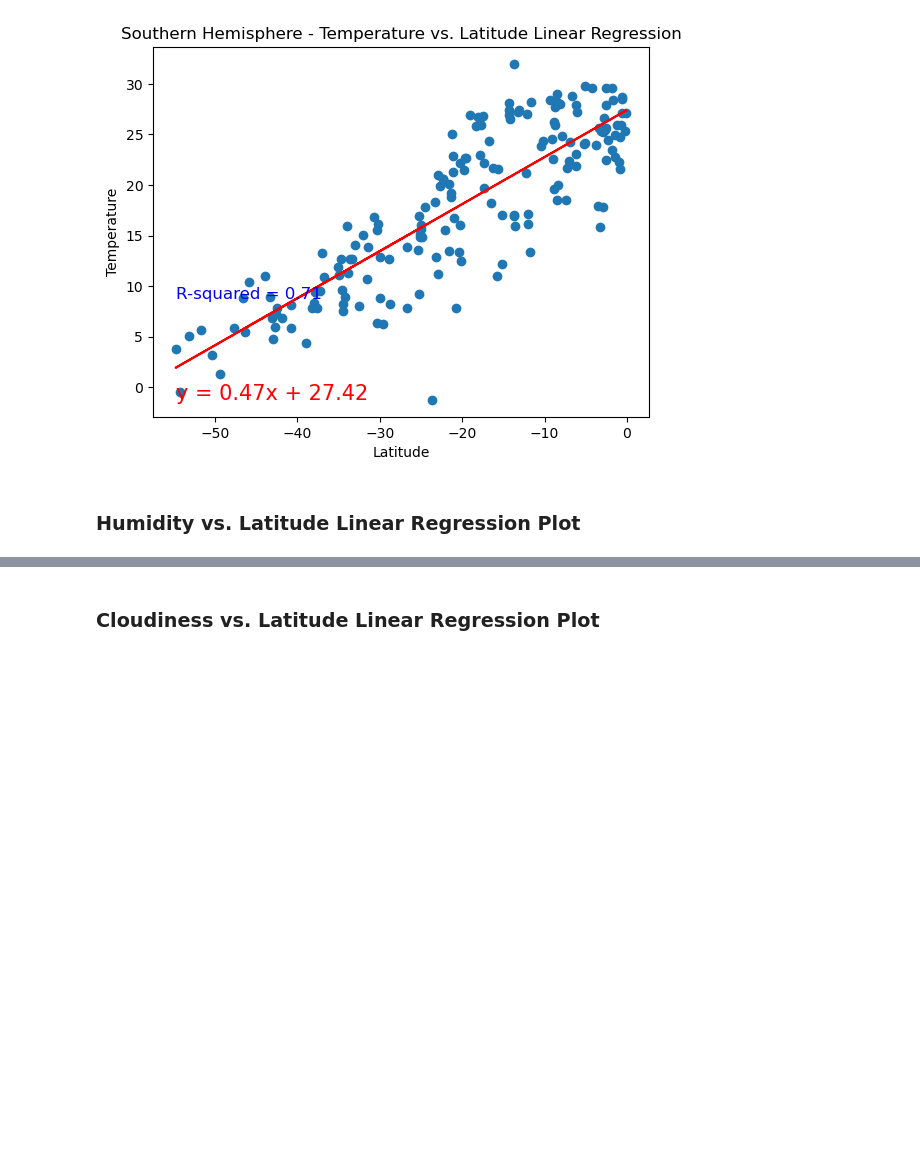
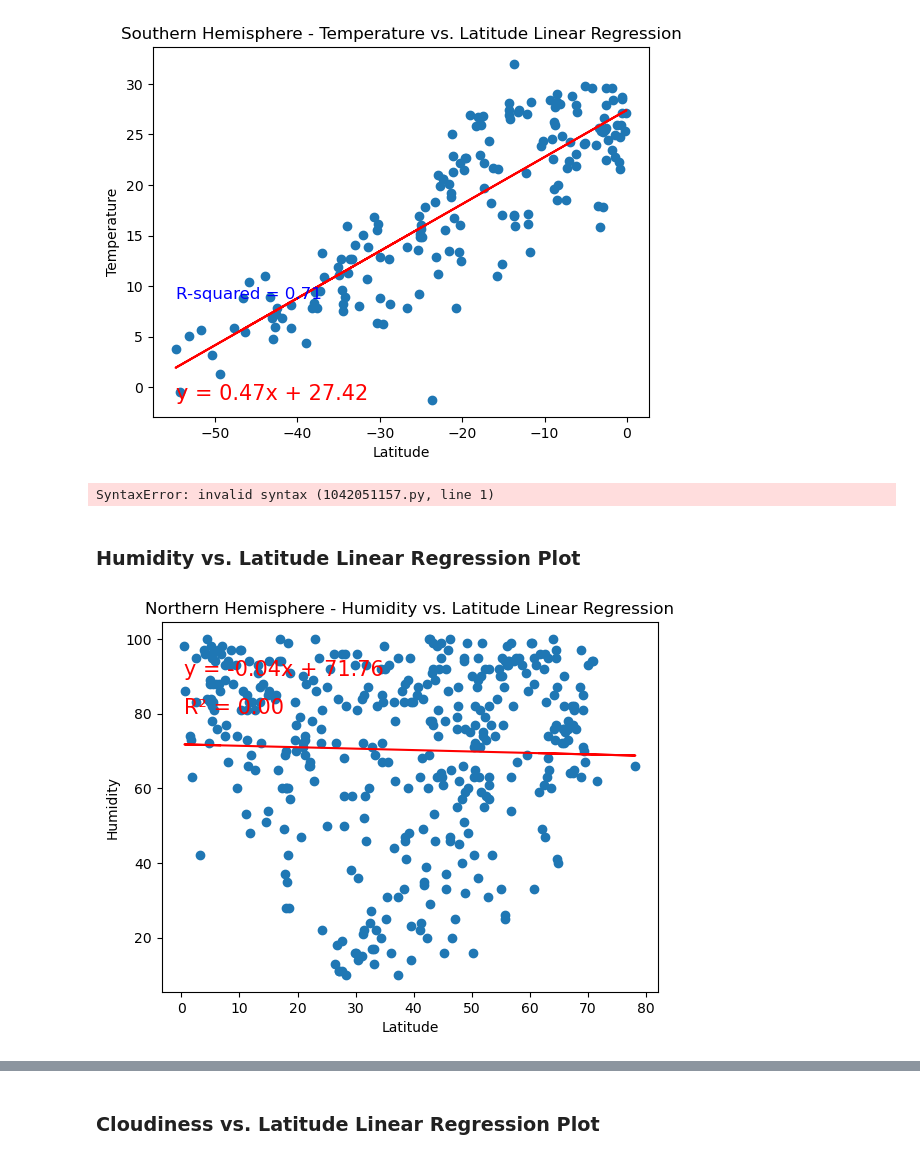
Before and after one commit to niazbf/python-api-challenge, a Jupyter notebook: WeatherPy/WeatherPy.ipynb, the cells around one changed output, grey strips where cells are left out. Cells and saved outputs as stored; diff of their text form; code cells hidden in the pictures; blank space fills up the shorter version.

```diff
--- a/WeatherPy/WeatherPy.ipynb
+++ b/WeatherPy/WeatherPy.ipynb
@@ -374,36 +374,46 @@ plt.show()
 # %% [output]
 [figure]
 # %%
-**Discussion about the linear relationship:** There is a positive corrolat
-on between temperature and lattitude in the southern hemisphere, but there is a
+**Discussion about the linear relationship:**
+There is a positive corrolation between temperature and lattitude in the southern hemisphere because r-squared is more than .5 at .74, but
+there is a negative correlation between temp and lat in northern hmisphere.
+# %% [output]
+SyntaxError: invalid syntax (1042051157.py, line 1)
 # %% [markdown]
 ### Humidity vs. Latitude Linear Regression Plot
 # %%
 # Northern Hemisphere
 
 # Perform linear regression
 x_values_nor = northern_hemi_df["Lat"]
 y_values_nor = northern_hemi_df["Humidity"]
 
 (slope, intercept, rvalue, pvalue, stderr) = linregress(x_values_nor, y_values_nor)
 regress_values = x_values_nor * slope + intercept
-line_eq = "y = " + str(round(slope,2)) + "x + " + str(round(intercept,2))
+line_eq = f"y = {slope:.2f}x + {intercept:.2f}"
+
+# Calculate R-squared value
+r_squared = rvalue**2
+r_squared_text = f"R² = {r_squared:.2f}"
 
 # Create scatter plot
 plt.scatter(x_values_nor, y_values_nor)
 plt.plot(x_values_nor, regress_values, "r-")
-plt.annotate(line_eq,(0,0),fontsize=15,color="red")
+plt.annotate(line_eq, (min(x_values_nor), max(y_values_nor) * 0.9), fontsize=15, color="red")
+plt.annotate(r_squared_text, (min(x_values_nor), max(y_values_nor) * 0.8), fontsize=15, color="red")
 
 # Add labels and title
 plt.xlabel("Latitude")
 plt.ylabel("Humidity")
 plt.title("Northern Hemisphere - Humidity vs. Latitude Linear Regression")
 
 # Save the figure
 plt.savefig("output_data/Northern_Hemisphere_Humidity_vs_Lat_Linear_Regression.png")
 
 # Show plot
 plt.show()
+# %% [output]
+[figure, added]
 # %%
 # Southern Hemisphere
 
```
Also changed, not shown: parts of 12 cells of this notebook, 6 other files.
